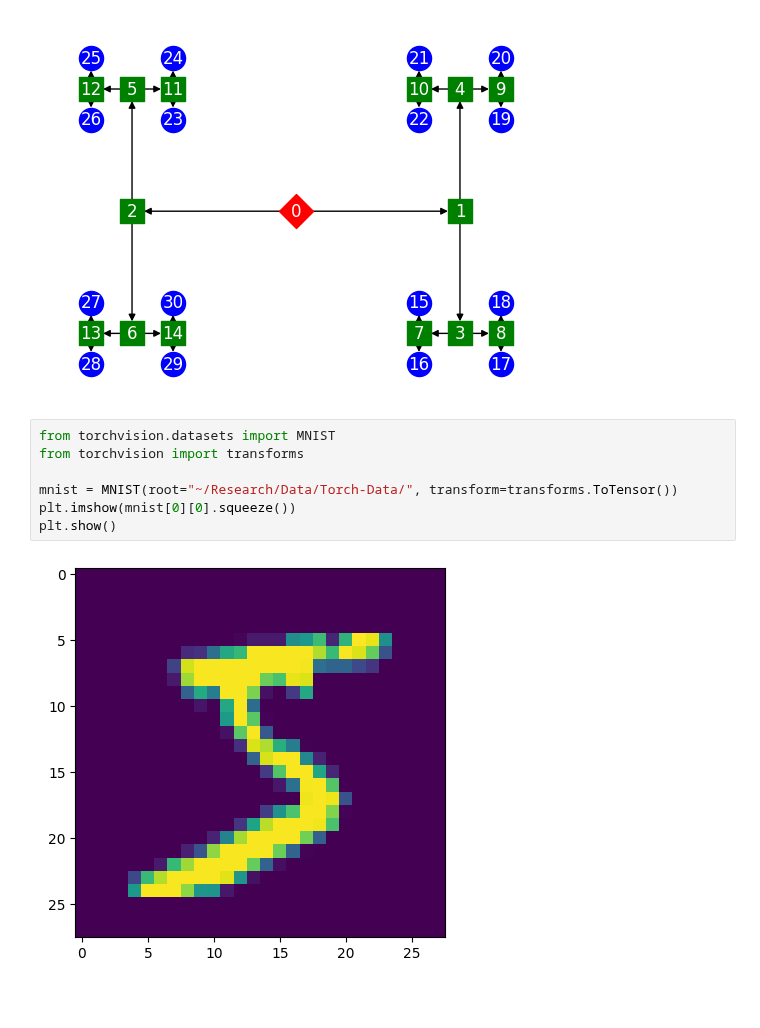
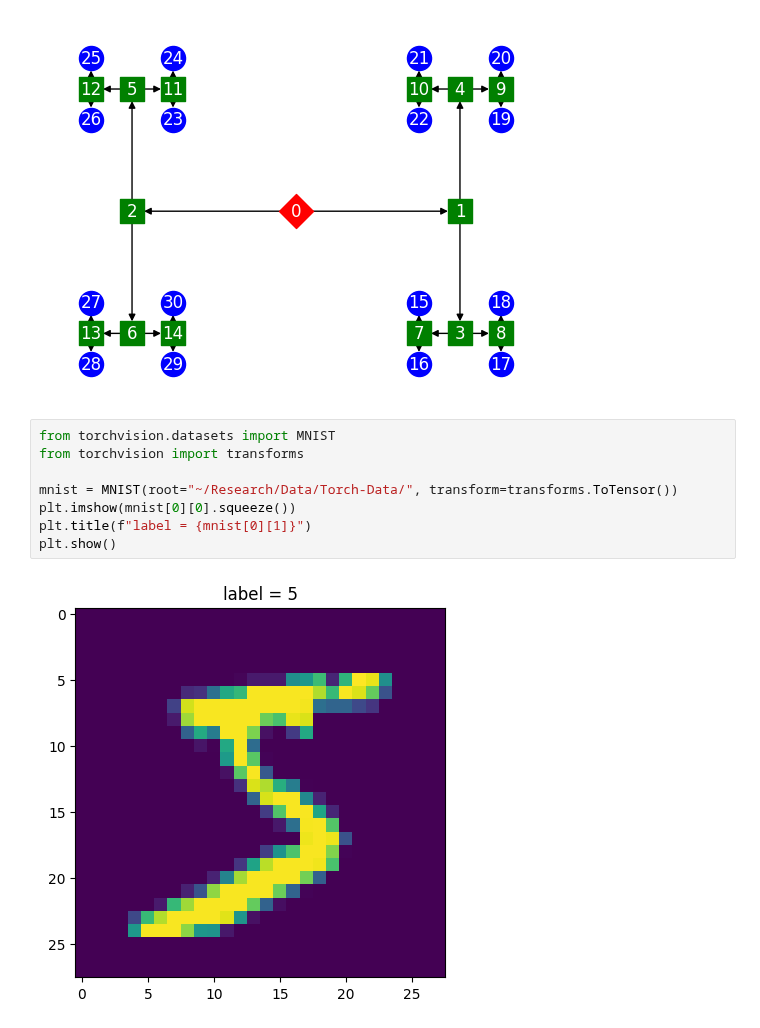
Before and after one commit to h-flox/flox, a Jupyter notebook: Temp Notebook.ipynb, the cells around one changed output. Saved outputs shown, nothing was run; the diff lists cells and outputs as text; blank space fills up the shorter version.

```diff
--- a/Temp Notebook.ipynb
+++ b/Temp Notebook.ipynb
@@ -40,10 +40,11 @@ plt.show()
 # %%
 from torchvision.datasets import MNIST
 from torchvision import transforms
 
 mnist = MNIST(root="~/Research/Data/Torch-Data/", transform=transforms.ToTensor())
 plt.imshow(mnist[0][0].squeeze())
+plt.title(f"label = {mnist[0][1]}")
 plt.show()
 # %% [output]
-[figure, old version]
+[figure, new version]
 # %%
```
Also changed, not shown: parts of 5 cells of this notebook, 39 other files.
